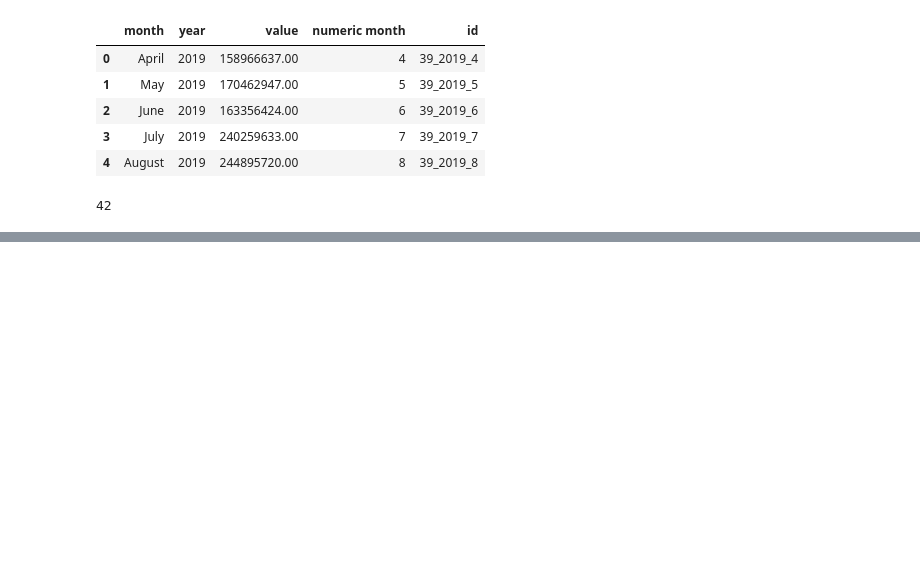
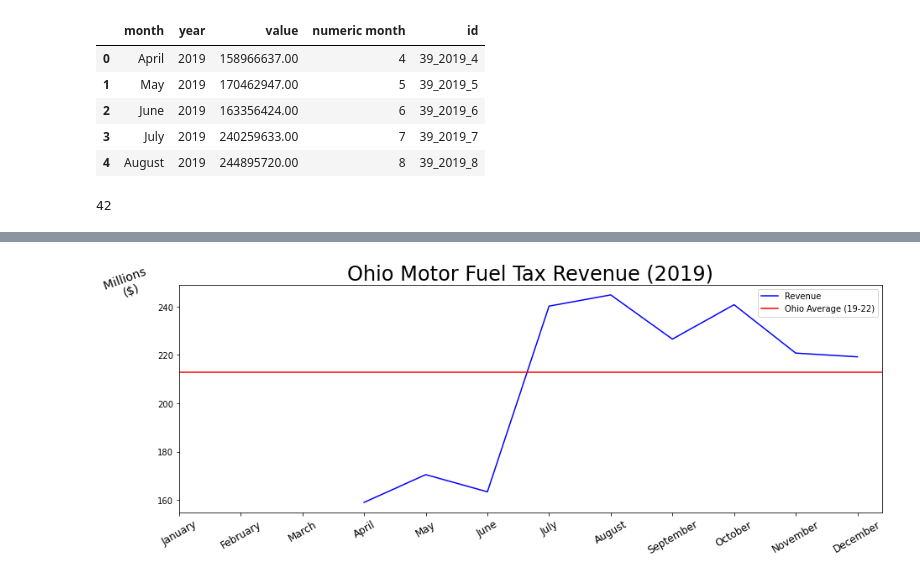
Before and after one commit to ian-zukowski/Sales_Tax_Analysis, a Jupyter notebook: Sales Tax Analysis.ipynb, the cells around one changed output, grey strips where cells are left out. Saved outputs shown, nothing was run; the diff lists cells and outputs as text; code cells hidden in the pictures; blank space fills up the shorter version.

```diff
--- a/Sales Tax Analysis.ipynb
+++ b/Sales Tax Analysis.ipynb
@@ -316,0 +331,23 @@ plt.show()
+# %%
+# Plot 19
+fig,ax = plt.subplots(figsize=(15,5))
+
+ax.plot(ohio_df_chron['id'].loc[ohio_df_chron['year']==2019],ohio_df_chron['value'].loc[ohio_df_chron['year']==2019]/1000000, color='b')
+
+ax.set_title('Ohio Motor Fuel Tax Revenue (2019)', fontsize=24)
+# Need to set labels using a different year, since 2019 is missing 3 months of data
+ax.set_xticks(np.arange(-3,9,step=1), labels=ohio_df_chron['month'].loc[ohio_df_chron['year']==2020], rotation=30, fontsize=12)
+ax.set_yticks(ticks=np.arange(160,260,step=20),fontsize=12)
+ax.set_ylabel('Millions \n($)', rotation=20, fontsize=14)
+ax.yaxis.set_label_coords(-0.065,.95)
+
+# Set total oh_average line
+ax.axhline(y=oh_mean/1000000, color='r')
+ax.legend(['Revenue','Ohio Average (19-22)'])
+
+# Can't save fig here or it will ruin all 50 states
+# plt.savefig('Individual_State_Revenues/Ohio/Ohio_Revenue_2019')
+
+fig.show()
+# %% [output]
+[figure, added]
```
Also changed, not shown: parts of 29 cells of this notebook, 46 other files.
